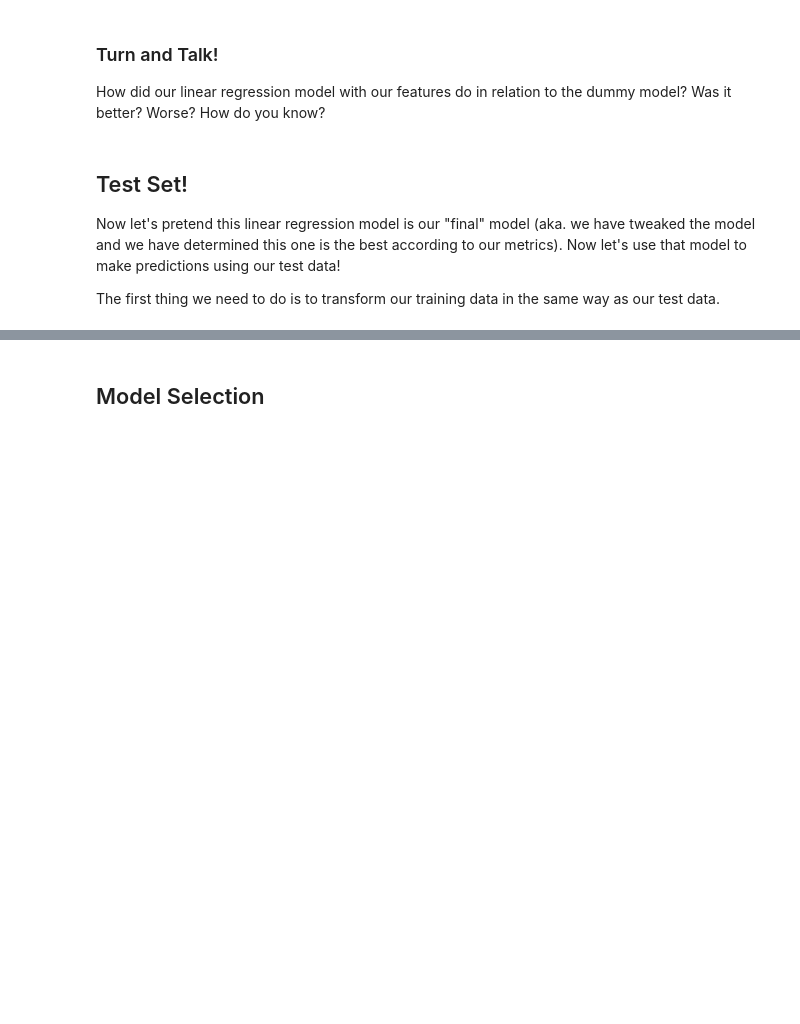
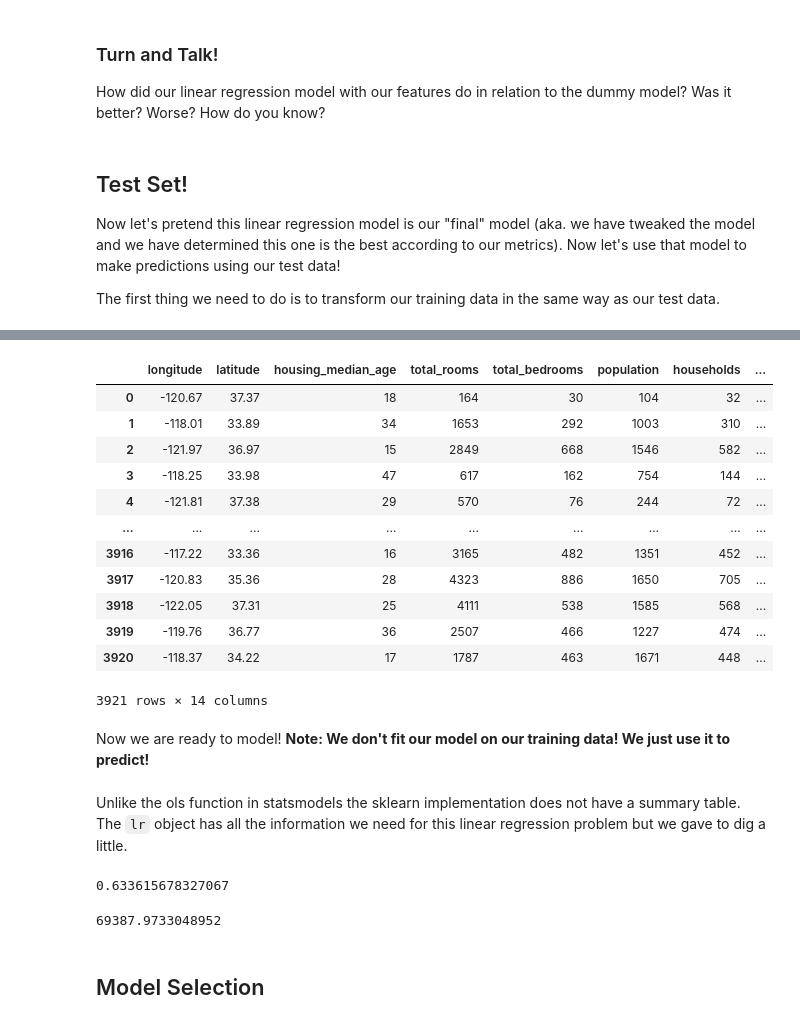
Before and after one commit to SlimHintz/Validation, a Jupyter notebook: Validation-SOLUTION.ipynb, the cells around one changed output, grey strips where cells are left out. Drawn from its saved outputs; the diff is of its cells as text; code cells hidden in the pictures; blank space fills up the shorter version.

```diff
--- a/Validation-SOLUTION.ipynb
+++ b/Validation-SOLUTION.ipynb
@@ -433,0 +447,31 @@ y_test= train_set.drop
+# %%
+test_set = test_set.dropna()
+# %%
+housing_test= test_set.drop("median_house_value", axis=1)
+y_test=test_set['median_house_value'].copy()
+# %%
+housing_test_num = housing_test.drop('ocean_proximity', axis =1)
+housing_test_cat = housing_test[['ocean_proximity']]
+housing_test_cat_1hot = cat_encoder.transform(housing_test_cat)  ####NOTE: we only transform our test data!
+housing_test_cat_1hot.toarray()
+X_test = np.c_[(housing_test_num, housing_test_cat_1hot.toarray())]
+X_test =pd.DataFrame(X_test, columns =cols)
+X_test
+# %% [output]
+|  | longitude | latitude | housing_median_age | total_rooms | total_bedrooms | population | households | ... |
+| 0 | -120.67 | 37.37 | 18 | 164 | 30 | 104 | 32 | ... |
+| 1 | -118.01 | 33.89 | 34 | 1653 | 292 | 1003 | 310 | ... |
+| 2 | -121.97 | 36.97 | 15 | 2849 | 668 | 1546 | 582 | ... |
+| 3 | -118.25 | 33.98 | 47 | 617 | 162 | 754 | 144 | ... |
+| 4 | -121.81 | 37.38 | 29 | 570 | 76 | 244 | 72 | ... |
+| ... | ... | ... | ... | ... | ... | ... | ... | ... |
+| 3916 | -117.22 | 33.36 | 16 | 3165 | 482 | 1351 | 452 | ... |
+| 3917 | -120.83 | 35.36 | 28 | 4323 | 886 | 1650 | 705 | ... |
+| 3918 | -122.05 | 37.31 | 25 | 4111 | 538 | 1585 | 568 | ... |
+| 3919 | -119.76 | 36.77 | 36 | 2507 | 466 | 1227 | 474 | ... |
+| 3920 | -118.37 | 34.22 | 17 | 1787 | 463 | 1671 | 448 | ... |
+3921 rows × 14 columns
+# %% [markdown]
+Now we are ready to model!  __Note:  We don't fit our model on our training data!  We just use it to predict!__
+# %% [markdown]
+Unlike the ols function in statsmodels the sklearn implementation does not have a summary table.  The `lr` object has all the information we need for this linear regression problem but we gave to dig a little.
@@ -434,3 +480,12 @@ y_test= train_set.drop
+# %%
+lr.score(X_test, y_test)
+# %% [output]
+0.633615678327067
+# %%
+lr_rsme = mean_squared_error(y_test, y_pred, squared=False)
+lr_rsme
+# %% [output]
+69387.9733048952
 # %% [markdown]
 ## Model Selection
 # %% [markdown]
```
Also changed, not shown: parts of 9 cells of this notebook, 2 other files.
